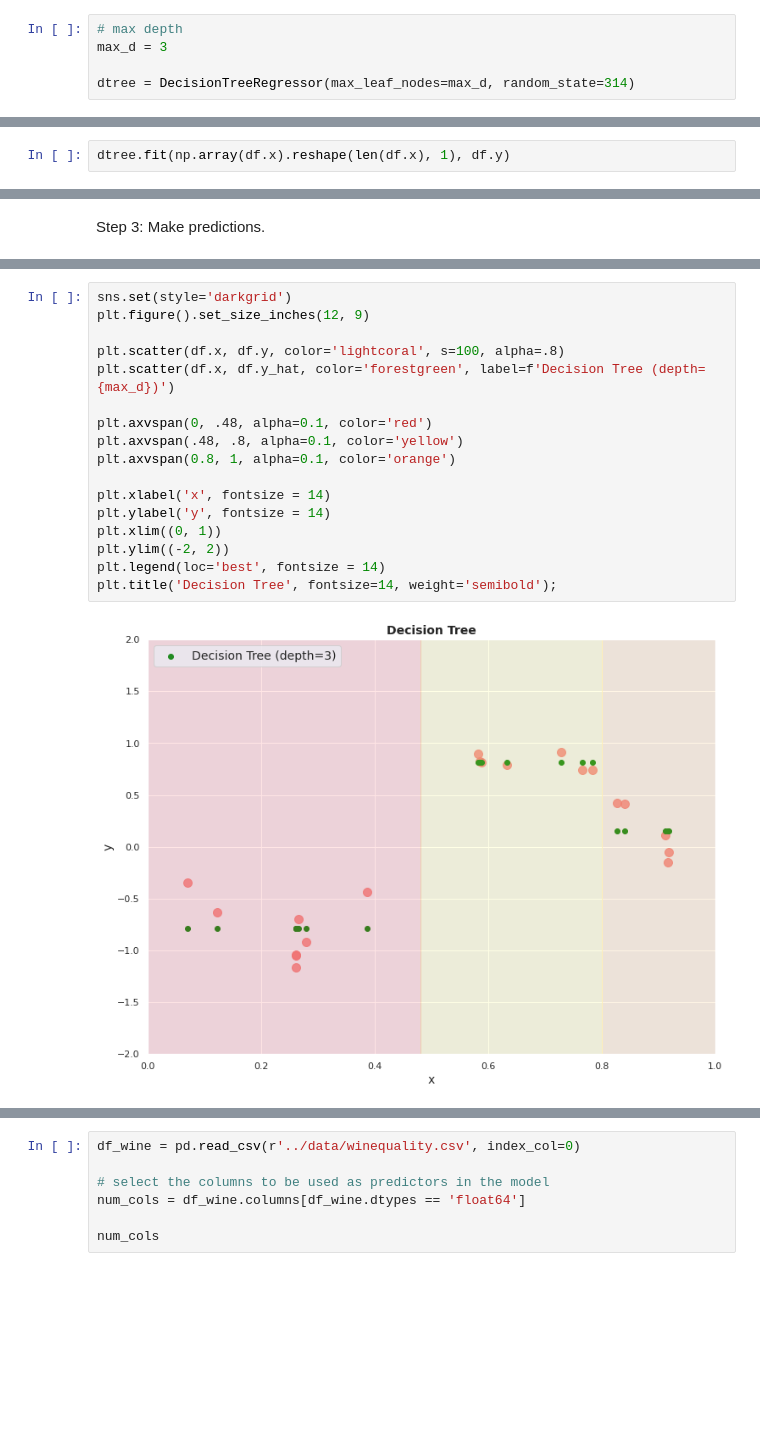
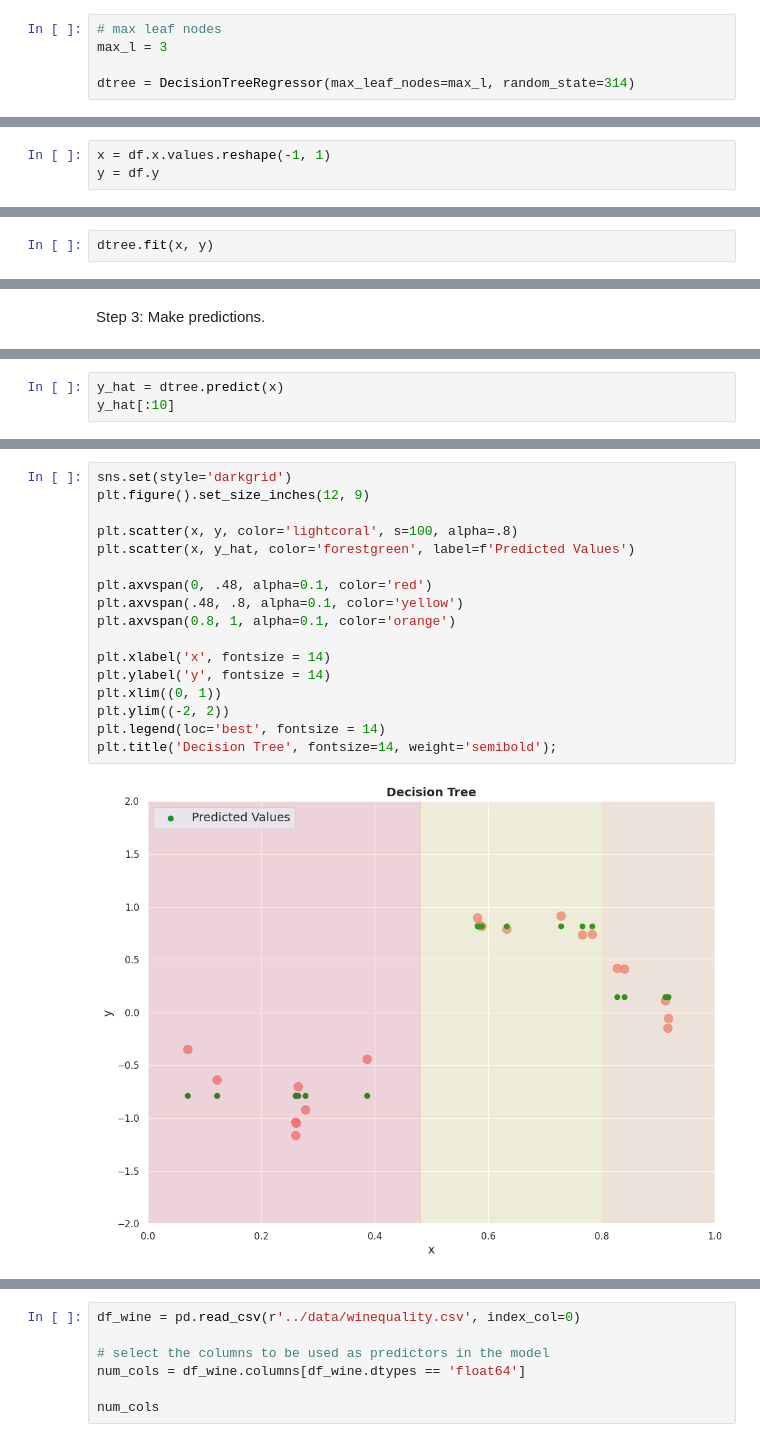
Before and after one commit to vishal-git/dapt-631, a Jupyter notebook: notebooks/08_decision_tree_intro.ipynb, the cells around one changed output, grey strips where cells are left out. Cells and saved outputs as stored; diff of their text form; blank space fills up the shorter version.

Commit message:
updated decision tree notebook

```diff
--- a/notebooks/08_decision_tree_intro.ipynb
+++ b/notebooks/08_decision_tree_intro.ipynb
@@ -62,11 +61,12 @@ plt.title('Sample Data for Simple Linear Regression', fontsize=14, weight='semib
 # %% [markdown]
 Step 1: Create a decision tree object.
 # %%
-# max depth
-max_d = 3
+# max leaf nodes
+max_l = 3
 
-dtree = DecisionTreeRegressor(max_leaf_nodes=max_d, random_state=314)
+dtree = DecisionTreeRegressor(max_leaf_nodes=max_l, random_state=314)
 # %% [markdown]
 Step 2: Fit the model.
 # %%
-dtree.fit(np.array(df.x).reshape(len(df.x), 1), df.y)
+x = df.x.values.reshape(-1, 1)
+y = df.y
@@ -74,0 +73,2 @@ DecisionTreeRegressor(max_leaf_nodes=3, random_state=314)
+# %%
+dtree.fit(x, y)
@@ -80,0 +79,3 @@ Plot the original data points and the predictions.
+# %%
+y_hat = dtree.predict(x)
+y_hat[:10]
@@ -81,19 +87,19 @@ Plot the original data points and the predictions.
 # %%
 sns.set(style='darkgrid')
 plt.figure().set_size_inches(12, 9)
 
-plt.scatter(df.x, df.y, color='lightcoral', s=100, alpha=.8)
-plt.scatter(df.x, df.y_hat, color='forestgreen', label=f'Decision Tree (depth={max_d})')
+plt.scatter(x, y, color='lightcoral', s=100, alpha=.8)
+plt.scatter(x, y_hat, color='forestgreen', label=f'Predicted Values')
 
 plt.axvspan(0, .48, alpha=0.1, color='red')
 plt.axvspan(.48, .8, alpha=0.1, color='yellow')
 plt.axvspan(0.8, 1, alpha=0.1, color='orange')
 
 plt.xlabel('x', fontsize = 14)
 plt.ylabel('y', fontsize = 14)
 plt.xlim((0, 1))
 plt.ylim((-2, 2))
 plt.legend(loc='best', fontsize = 14)
 plt.title('Decision Tree', fontsize=14, weight='semibold');
 # %% [output]
-[figure, old version]
+[figure, new version]
```
Also changed, not shown: parts of 21 cells of this notebook.
